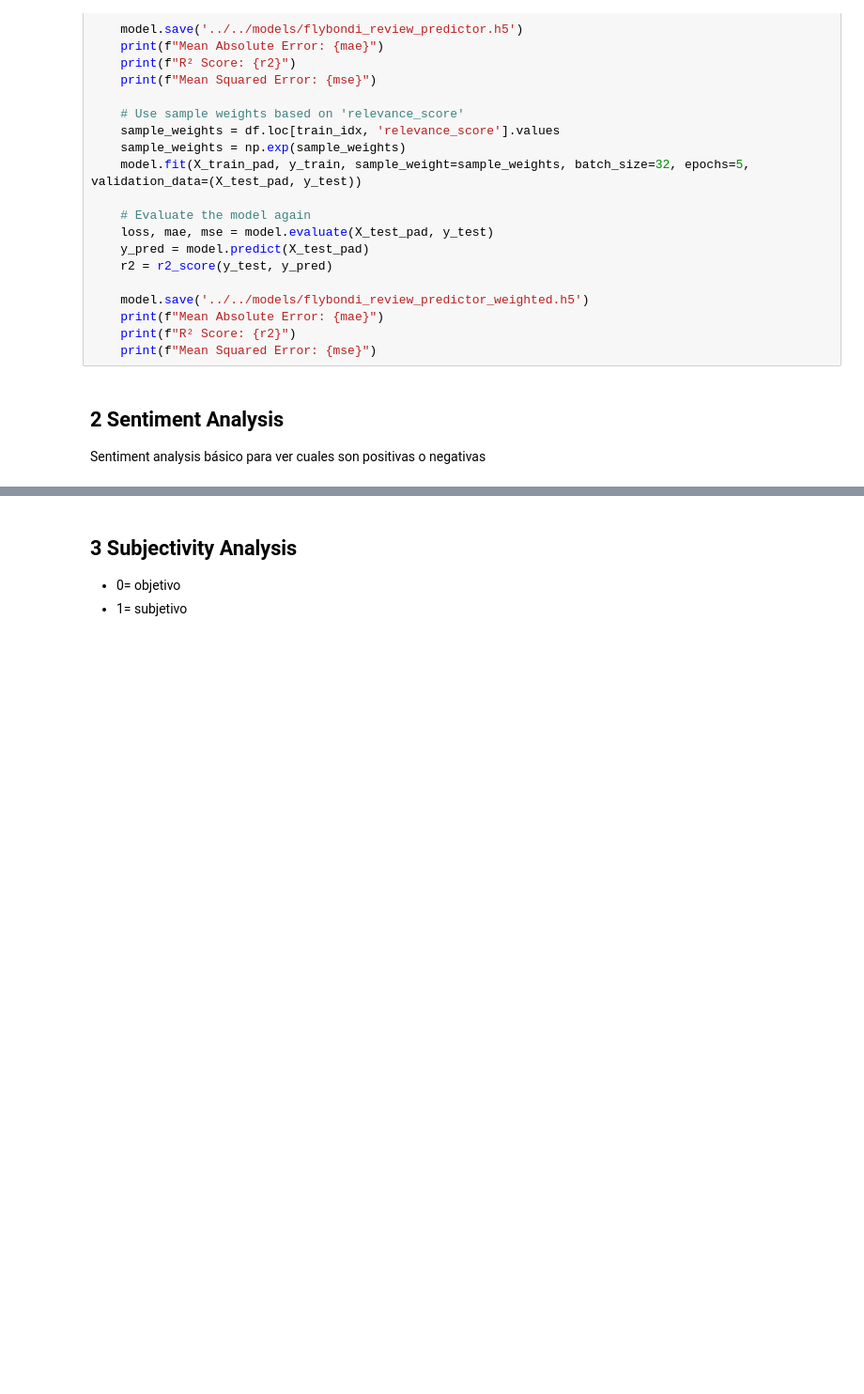
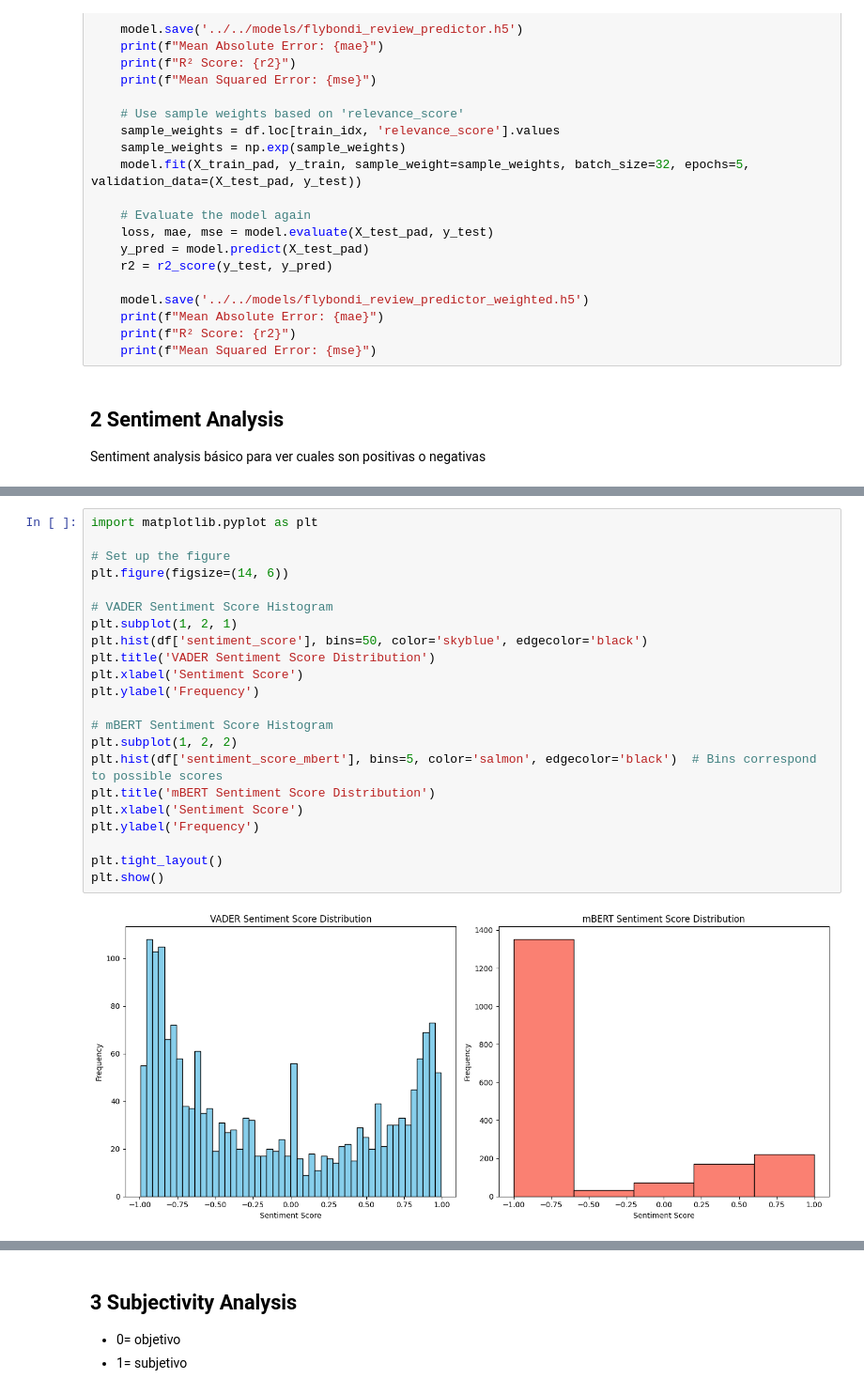
Before and after one commit to cijjas/nlp, a Jupyter notebook: src/en/analysis_en.ipynb, the cells around one changed output, grey strips where cells are left out. Shown at 94% size. Drawn from its saved outputs; the diff is of its cells as text; blank space fills up the shorter version.

```diff
--- a/src/en/analysis_en.ipynb
+++ b/src/en/analysis_en.ipynb
@@ -167,0 +210,24 @@ Name: count, dtype: int64
+# %%
+import matplotlib.pyplot as plt
+
+# Set up the figure
+plt.figure(figsize=(14, 6))
+
+# VADER Sentiment Score Histogram
+plt.subplot(1, 2, 1)
+plt.hist(df['sentiment_score'], bins=50, color='skyblue', edgecolor='black')
+plt.title('VADER Sentiment Score Distribution')
+plt.xlabel('Sentiment Score')
+plt.ylabel('Frequency')
+
+# mBERT Sentiment Score Histogram
+plt.subplot(1, 2, 2)
+plt.hist(df['sentiment_score_mbert'], bins=5, color='salmon', edgecolor='black')  # Bins correspond to possible scores
+plt.title('mBERT Sentiment Score Distribution')
+plt.xlabel('Sentiment Score')
+plt.ylabel('Frequency')
+
+plt.tight_layout()
+plt.show()
+# %% [output]
+[figure, added]
```
Also changed, not shown: parts of 21 cells of this notebook, 3 other files.
